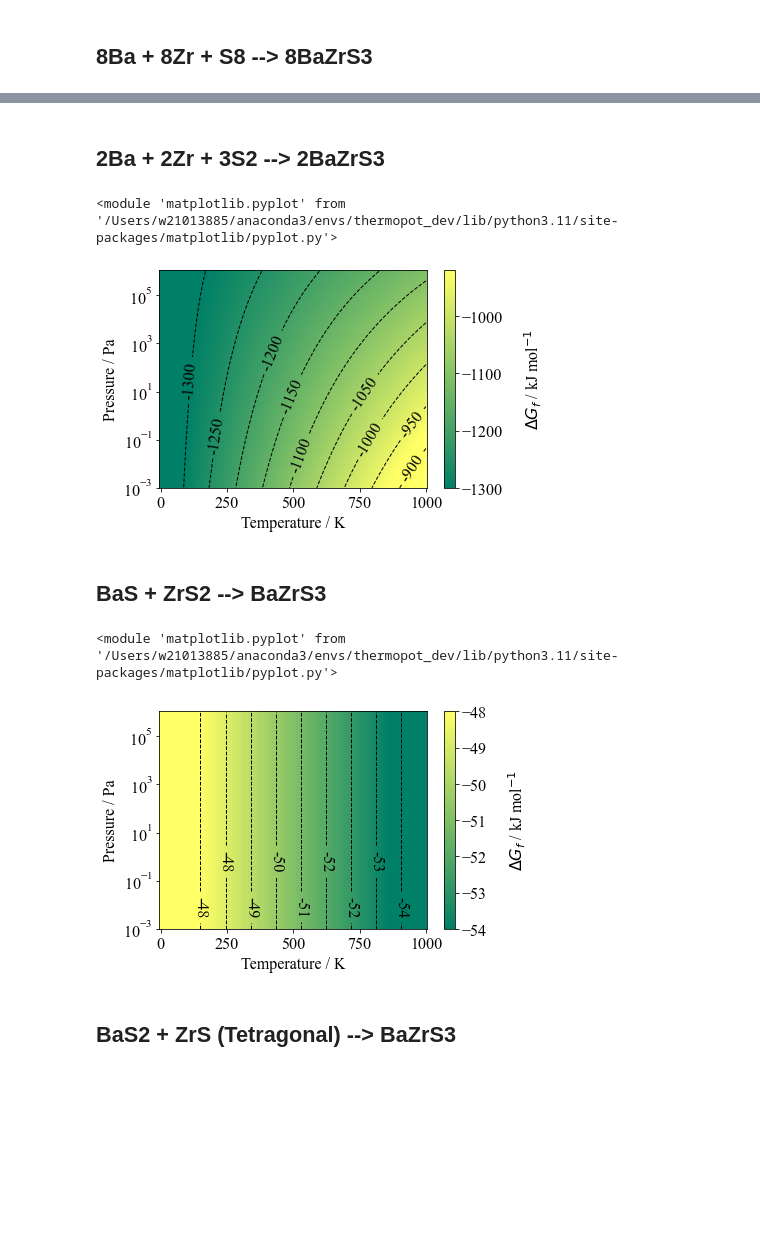
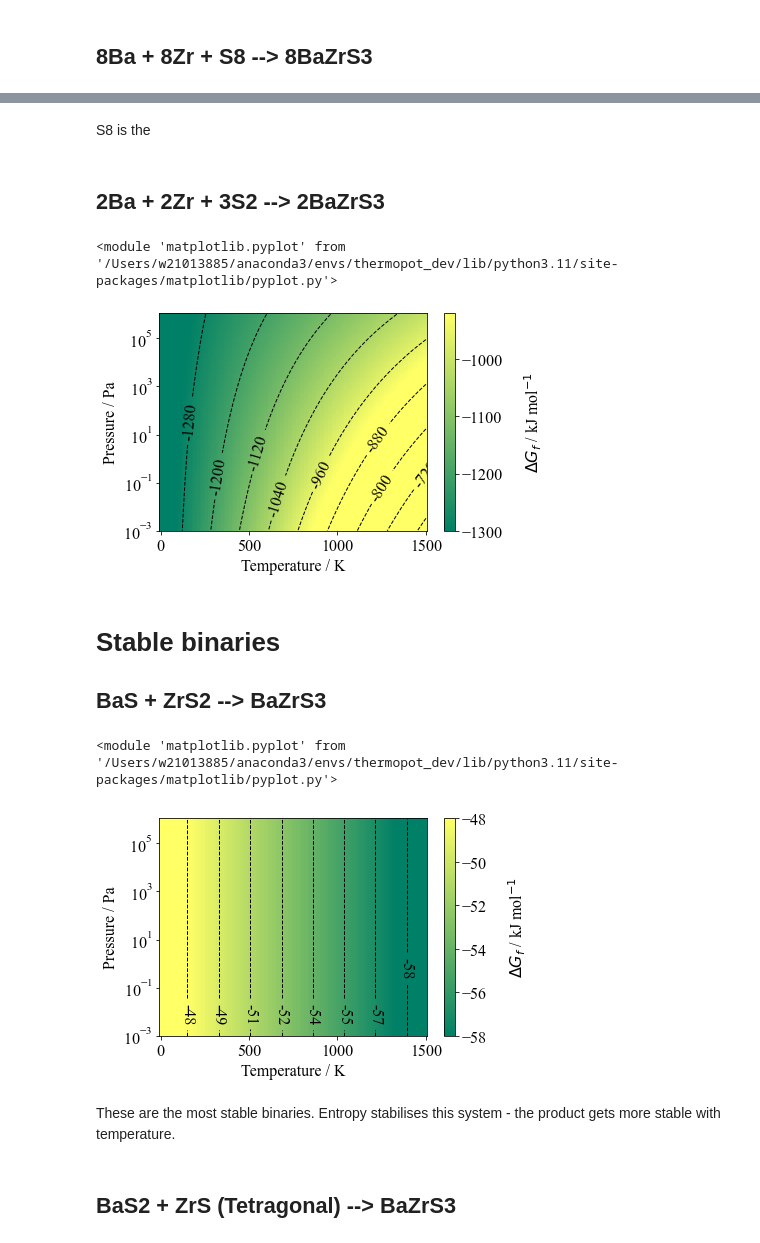
Before and after one commit to prakayastha/BaZrS3_analysis, a Jupyter notebook: paper_analysis.ipynb, the cells around one changed output, grey strips where cells are left out. Drawn from its saved outputs; the diff is of its cells as text; code cells hidden in the pictures; blank space fills up the shorter version.

```diff
--- a/paper_analysis.ipynb
+++ b/paper_analysis.ipynb
@@ -61,6 +61,6 @@ Ba = materials.Solid("Ba",{"Ba": 1},"../BaZrS3/phonopy_output/Ba_Im-3m.dat",calc
 Zr = materials.Solid("Zr",{"Zr": 1},"../BaZrS3/phonopy_output/Zr_P63_mmc.dat",calculation=Zr_calc)
 S =  materials.Solid("S",{"S":1},"../BaZrS3/phonopy_output/S_adam.dat",calculation=S_calc)
 # %%
-T = np.linspace(0,1000,100) # K
+T = np.linspace(0,1500,100) # K
 P = np.array( np.logspace(-3,6,100),ndmin=2).transpose() # Pa
 # %% [markdown]
@@ -84,3 +87,5 @@ GFE.plot_TvsP(scale_range=[-1040, -920])
+# %% [markdown]
+S8 is the
 # %% [markdown]
 ## 2Ba + 2Zr + 3S2 --> 2BaZrS3
 # %%
@@ -90,16 +95,19 @@ GFE = S2_reaction.Dmu(units="kJ",xc='scan')
 GFE.plot_TvsP(scale_range=[-1300, -920])
 # %% [output]
 <module 'matplotlib.pyplot' from '/Users/w21013885/anaconda3/envs/thermopot_dev/lib/python3.11/site-packages/matplotlib/pyplot.py'>
-[figure, old version]
+[figure, new version]
 # %% [markdown]
+# Stable binaries
 ## BaS + ZrS2 --> BaZrS3
 # %%
 bulk_reaction = reactions.Reaction({BaS:1, ZrS2:1},{BaZrS3:1},temperature=T, pressure=P, fu=1)
 GFE = bulk_reaction.Dmu(units="kJ",xc="scan")
-GFE.plot_TvsP(scale_range=[-54,-48])
+GFE.plot_TvsP(scale_range=[-58,-48])
 # %% [output]
 <module 'matplotlib.pyplot' from '/Users/w21013885/anaconda3/envs/thermopot_dev/lib/python3.11/site-packages/matplotlib/pyplot.py'>
-[figure, old version]
+[figure, new version]
+# %% [markdown]
+These are the most stable binaries. Entropy stabilises this system - the product gets more stable with temperature.
 # %% [markdown]
 ## BaS2 + ZrS (Tetragonal) --> BaZrS3
 # %%
```
Also changed, not shown: parts of 56 cells of this notebook.
